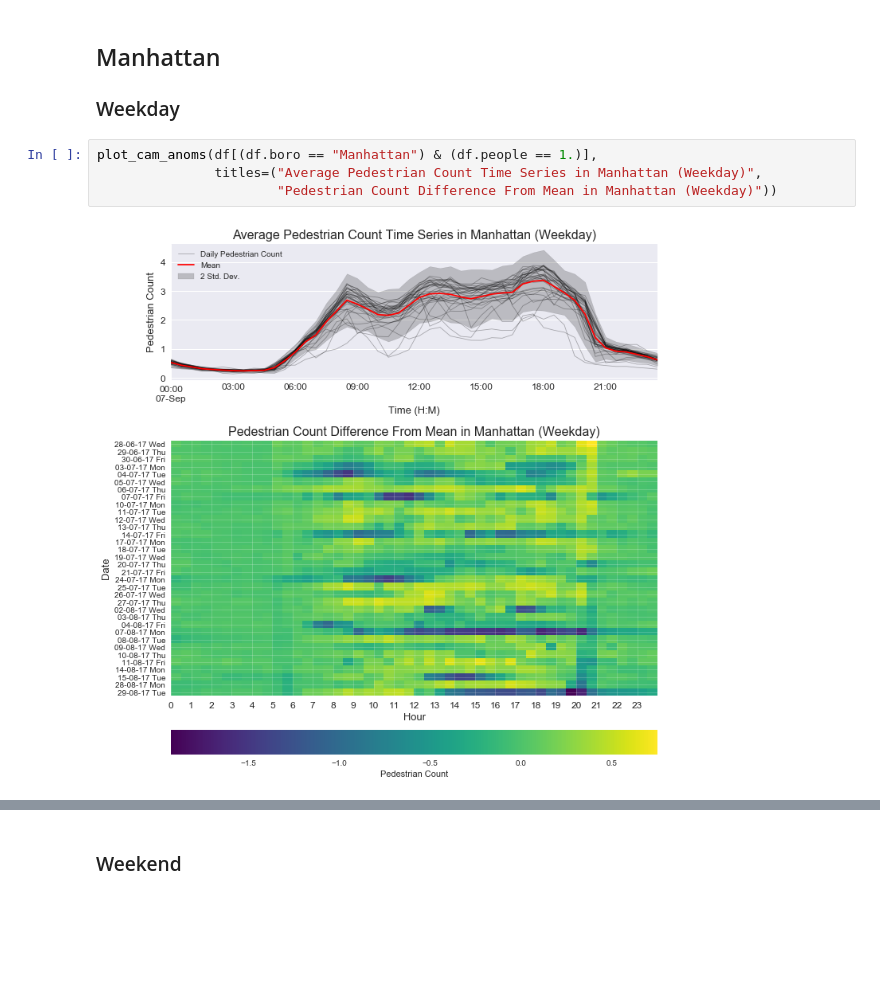
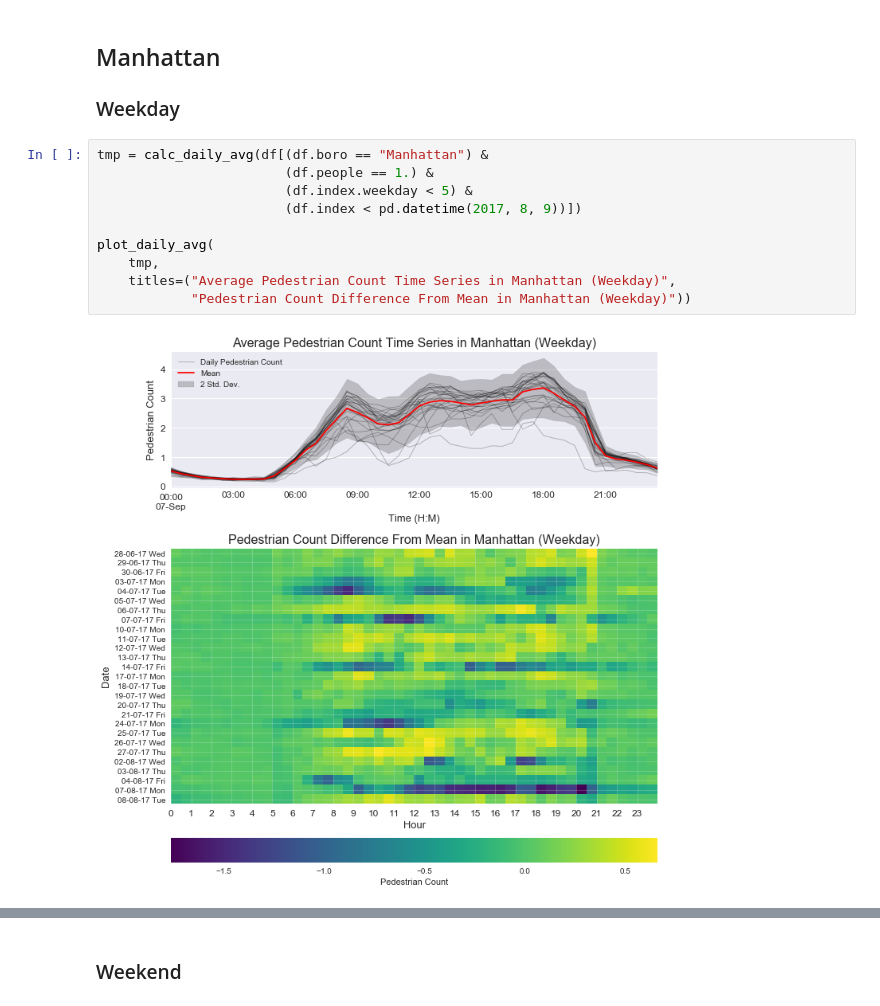
Before and after one commit to basyavasya-honmono/hadive, a Jupyter notebook: notebooks/1.3-JV-Anomalies.ipynb, the cells around one changed output, grey strips where cells are left out. Saved outputs shown, nothing was run; the diff lists cells and outputs as text; blank space fills up the shorter version.

Commit message:
Standardized time series.

```diff
--- a/notebooks/1.3-JV-Anomalies.ipynb
+++ b/notebooks/1.3-JV-Anomalies.ipynb
@@ -127,8 +120,14 @@ plot_cam_anoms(df, 169)
 ## Manhattan
 ### Weekday
 # %%
-plot_cam_anoms(df[(df.boro == "Manhattan") & (df.people == 1.)],
-               titles=("Average Pedestrian Count Time Series in Manhattan (Weekday)",
-                       "Pedestrian Count Difference From Mean in Manhattan (Weekday)"))
+tmp = calc_daily_avg(df[(df.boro == "Manhattan") &
+                        (df.people == 1.) &
+                        (df.index.weekday < 5) &
+                        (df.index < pd.datetime(2017, 8, 9))])
+
+plot_daily_avg(
+    tmp,
+    titles=("Average Pedestrian Count Time Series in Manhattan (Weekday)",
+            "Pedestrian Count Difference From Mean in Manhattan (Weekday)"))
 # %% [output]
-[figure, old version]
+[figure, new version]
```
Also changed, not shown: parts of 29 cells of this notebook.
